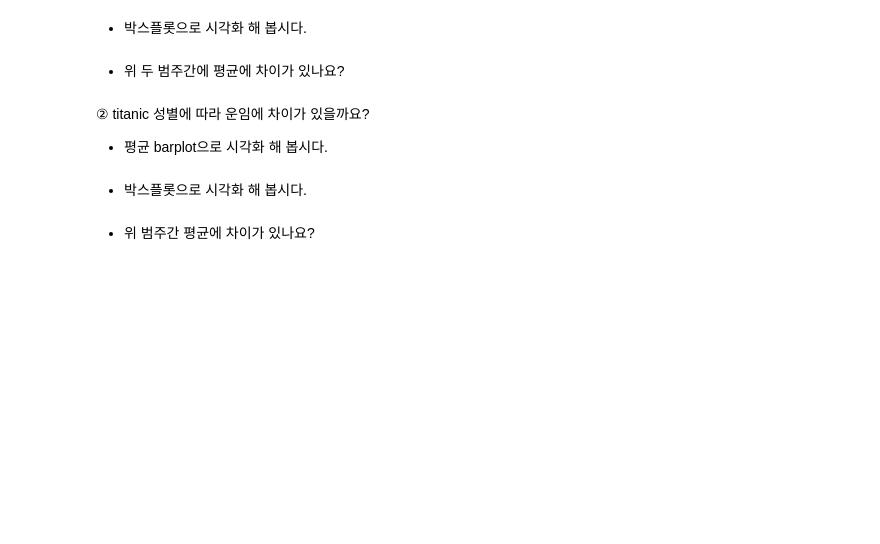
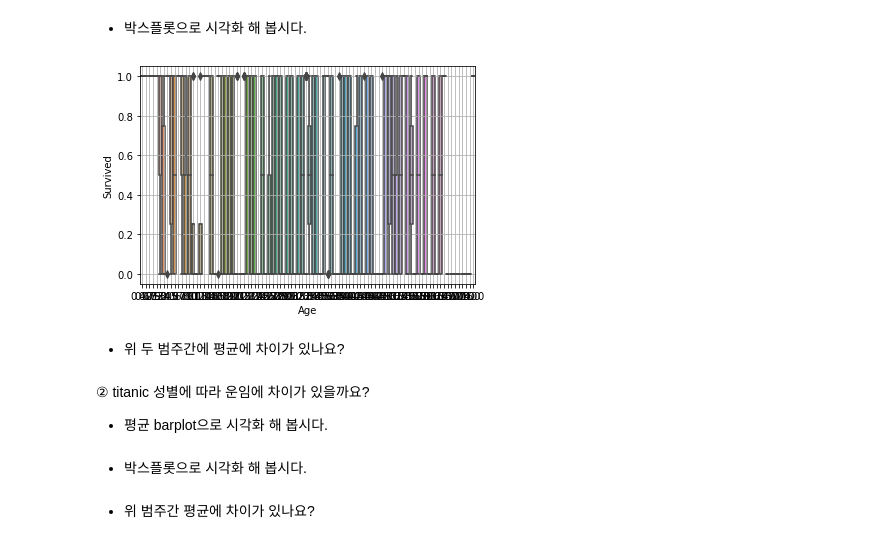
Before and after one commit to eedock92/aivle2-data-understanding, a Jupyter notebook: 08과 이변량_범주 vs 숫자.ipynb, the cells around one changed output. Cells and saved outputs as stored; diff of their text form; code cells hidden in the pictures; blank space fills up the shorter version.

```diff
--- a/08과 이변량_범주 vs 숫자.ipynb
+++ b/08과 이변량_범주 vs 숫자.ipynb
@@ -501,5 +522,11 @@ carseat.head()
 # %% [markdown]
 * 박스플롯으로 시각화 해 봅시다.
+# %%
+sns.boxplot(x='Age',y='Survived', data=titanic)
+plt.grid()
+plt.show()
+# %% [output]
+[figure, added]
 # %% [markdown]
 * 위 두 범주간에 평균에 차이가 있나요?
 # %% [markdown]
```
Also changed, not shown: parts of 8 cells of this notebook, 1 other file.
